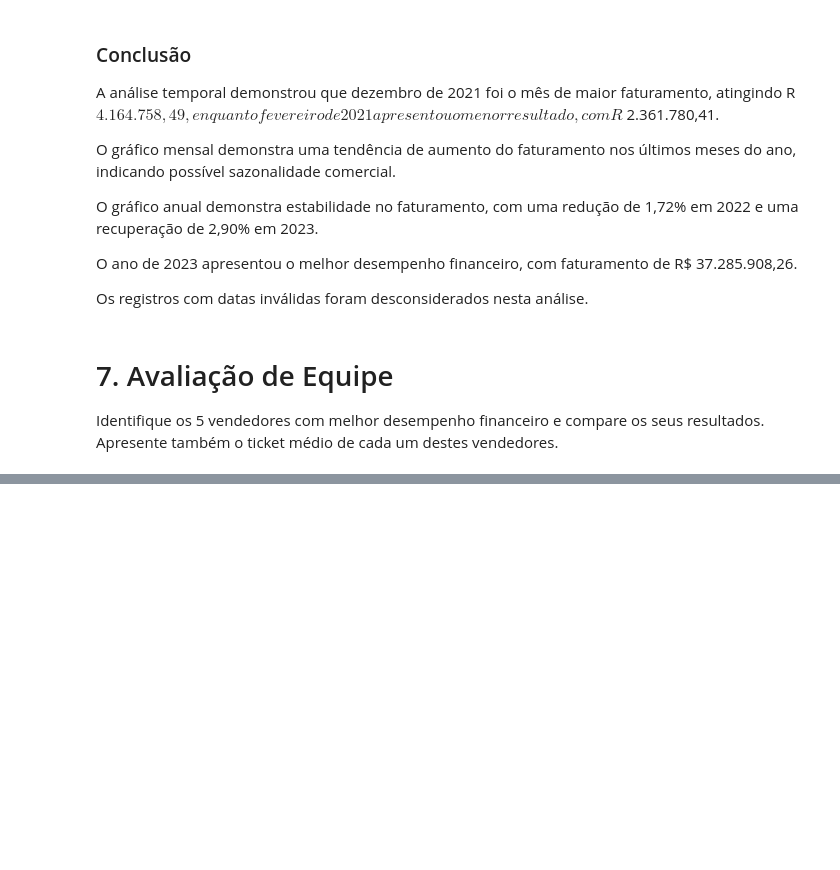
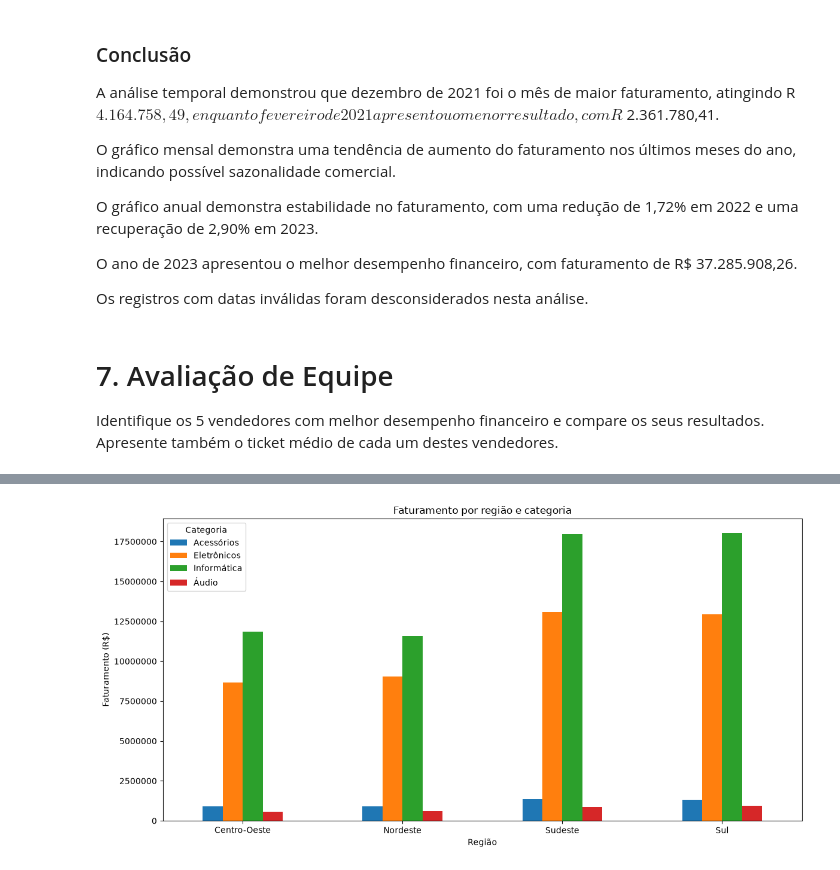
Before and after one commit to zduend/projeto_final, a Jupyter notebook: resolucao/projeto_final.ipynb, the cells around one changed output, grey strips where cells are left out. Cells and saved outputs as stored; diff of their text form; code cells hidden in the pictures; blank space fills up the shorter version.

```diff
--- a/resolucao/projeto_final.ipynb
+++ b/resolucao/projeto_final.ipynb
@@ -567,0 +865,9 @@ plt.show()
+# %%
+# Calculando o faturamento por região e categoria
+analise_estrategica = (
+    df_concluidas.groupby(["regiao", "categoria_produto"])["valor_total"]
+    .sum()
+    .unstack()
+)
+
+display(analise_estrategica.round(2))
@@ -567,0 +881,16 @@ plt.show()
+# %%
+analise_estrategica.plot(
+    kind="bar",
+    figsize=(12, 6)
+)
+
+plt.title("Faturamento por região e categoria")
+plt.xlabel("Região")
+plt.ylabel("Faturamento (R$)")
+plt.ticklabel_format(style="plain", axis="y")
+plt.xticks(rotation=0)
+plt.legend(title="Categoria")
+plt.tight_layout()
+plt.show()
+# %% [output]
+[figure, added]
```
Also changed, not shown: parts of 14 cells of this notebook.
